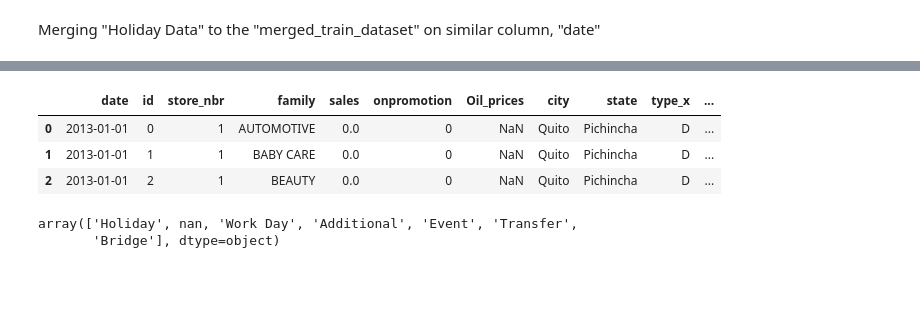
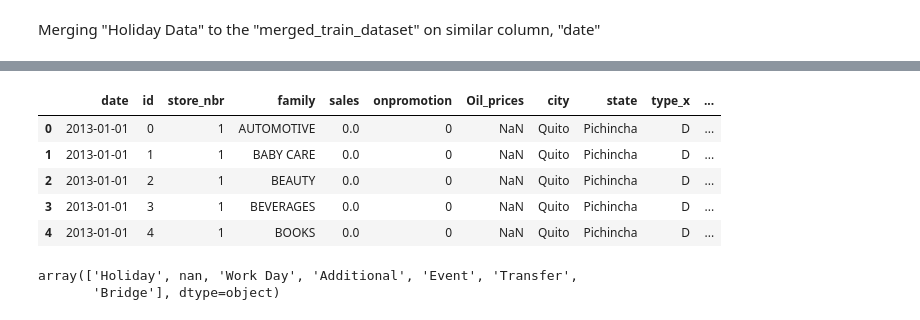
Before and after one commit to kaitany/LP3-Regression-Project, a Jupyter notebook: LP3_DAP.ipynb, the cells around one changed output, grey strips where cells are left out. Drawn from its saved outputs; the diff is of its cells as text; code cells hidden in the pictures; blank space fills up the shorter version.

```diff
--- a/LP3_DAP.ipynb
+++ b/LP3_DAP.ipynb
@@ -523,14 +527,24 @@ Merging "Holiday Data" to the "merged_train_dataset" on similar column, "date"
+# %%
+#Choose of date range in 'holiday_data' column that falls within the train data set
+
+start_date1 = pd.to_datetime('2013-01-01')
+
+end_date1 = pd.to_datetime('2017-08-15')
+
+#Use of Boolean indexing to slice data within the data range
+holiday_data_range =holiday_data[(holiday_data['date'] >= start_date1) & (holiday_data['date'] <= end_date1)]
 # %%
-merged_train_dataset4 = merged_train_dataset3.merge(holiday_data, on='date', how='left')
-
+merged_train_dataset4 = merged_train_dataset3.merge(holiday_data_range, on='date', how='left')
 
 #Preview of new changes made to training data
-merged_train_dataset4.head(3)
+merged_train_dataset4.head(5)
 # %% [output]
 |  | date | id | store_nbr | family | sales | onpromotion | Oil_prices | city | state | type_x | ... |
 | 0 | 2013-01-01 | 0 | 1 | AUTOMOTIVE | 0.0 | 0 | NaN | Quito | Pichincha | D | ... |
 | 1 | 2013-01-01 | 1 | 1 | BABY CARE | 0.0 | 0 | NaN | Quito | Pichincha | D | ... |
 | 2 | 2013-01-01 | 2 | 1 | BEAUTY | 0.0 | 0 | NaN | Quito | Pichincha | D | ... |
+| 3 | 2013-01-01 | 3 | 1 | BEVERAGES | 0.0 | 0 | NaN | Quito | Pichincha | D | ... |
+| 4 | 2013-01-01 | 4 | 1 | BOOKS | 0.0 | 0 | NaN | Quito | Pichincha | D | ... |
 # %%
 #A look of unique values in "type_y" column
 merged_train_dataset4['type_y'].unique()
```
Also changed, not shown: parts of 24 cells of this notebook.
